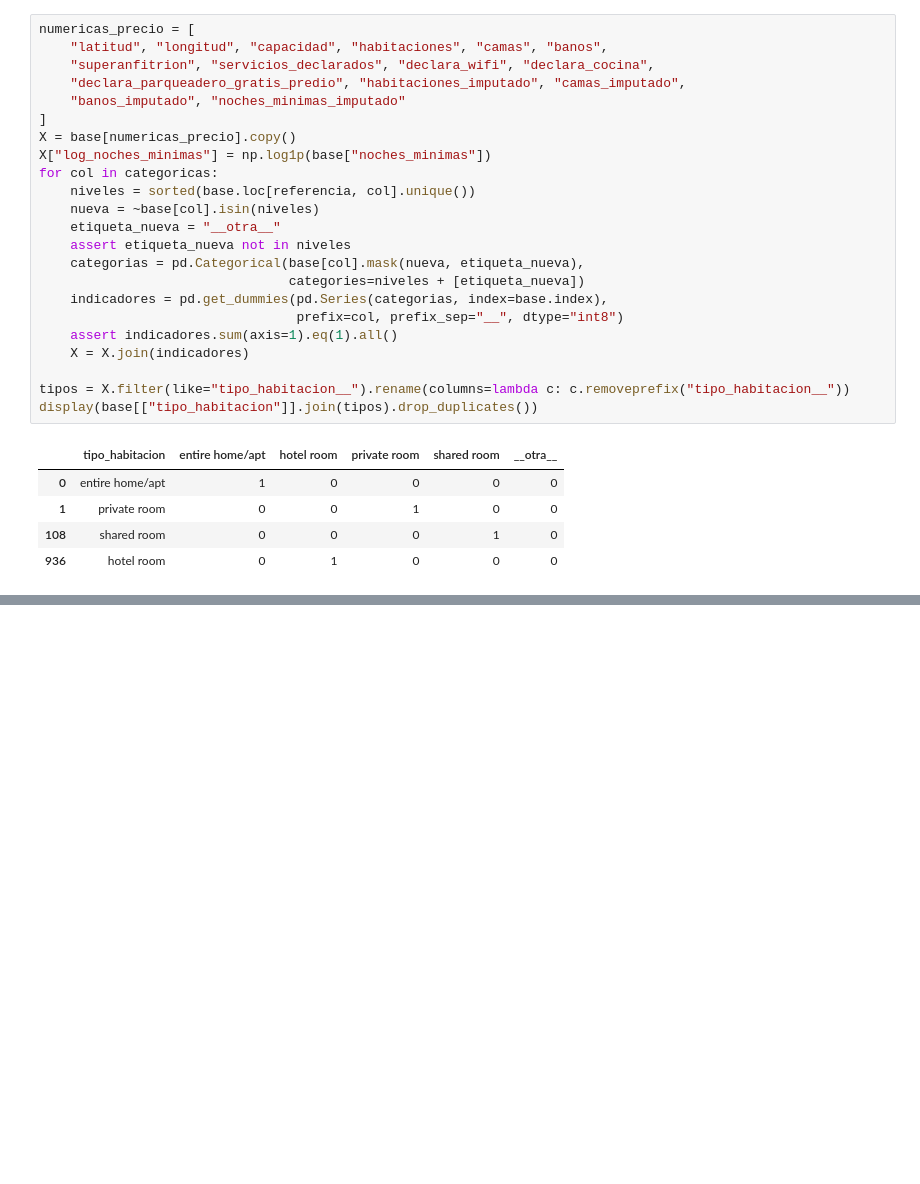
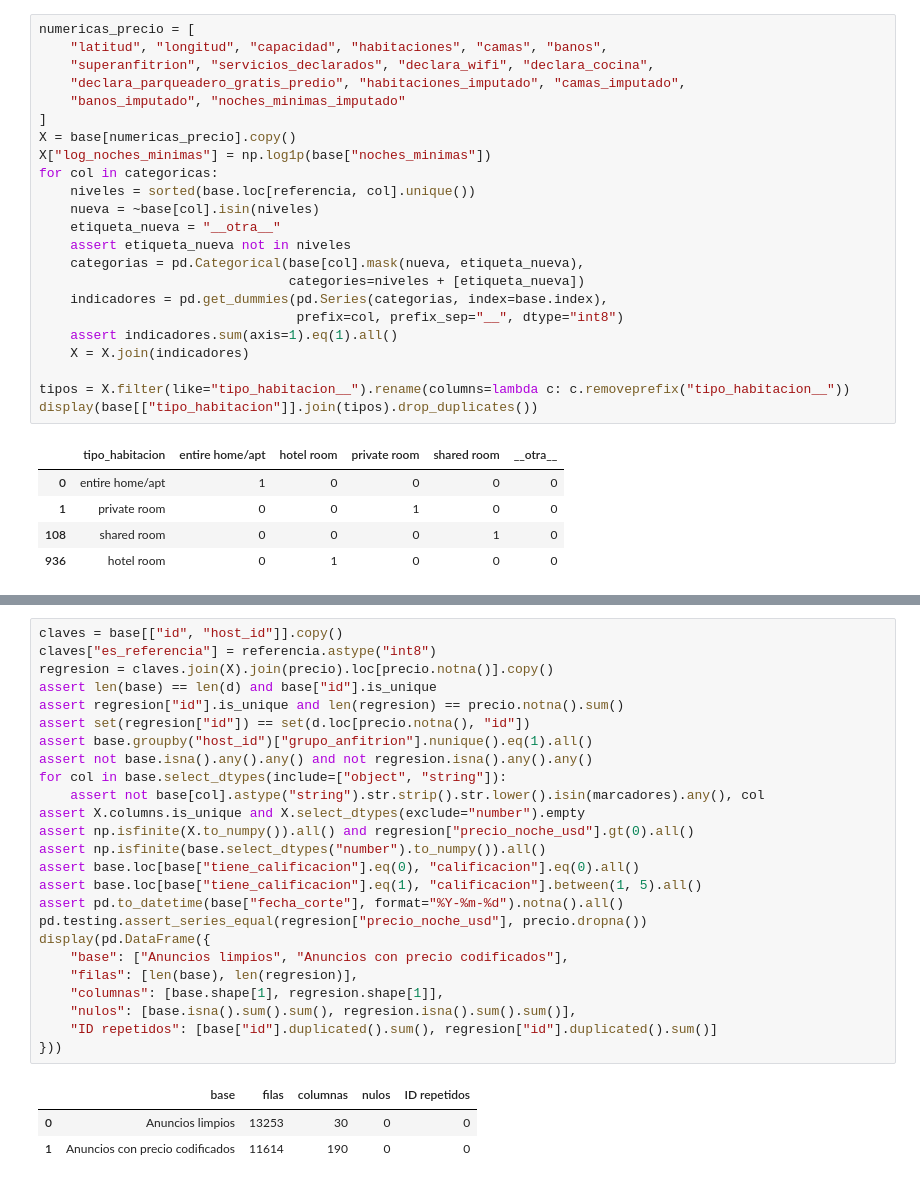
Before and after one commit to Morix9087/Proyecto-2, a Jupyter notebook: Ingenieria de Datos/Analisis exploratorio de datos iniciales.ipynb, the cells around one changed output, grey strips where cells are left out. Drawn from its saved outputs; the diff is of its cells as text; blank space fills up the shorter version.

```diff
--- a/Ingenieria de Datos/Analisis exploratorio de datos iniciales.ipynb
+++ b/Ingenieria de Datos/Analisis exploratorio de datos iniciales.ipynb
@@ -403,0 +411,29 @@ display(base[["tipo_habitacion"]].join(tipos).drop_duplicates())
+# %%
+claves = base[["id", "host_id"]].copy()
+claves["es_referencia"] = referencia.astype("int8")
+regresion = claves.join(X).join(precio).loc[precio.notna()].copy()
+assert len(base) == len(d) and base["id"].is_unique
+assert regresion["id"].is_unique and len(regresion) == precio.notna().sum()
+assert set(regresion["id"]) == set(d.loc[precio.notna(), "id"])
+assert base.groupby("host_id")["grupo_anfitrion"].nunique().eq(1).all()
+assert not base.isna().any().any() and not regresion.isna().any().any()
+for col in base.select_dtypes(include=["object", "string"]):
+    assert not base[col].astype("string").str.strip().str.lower().isin(marcadores).any(), col
+assert X.columns.is_unique and X.select_dtypes(exclude="number").empty
+assert np.isfinite(X.to_numpy()).all() and regresion["precio_noche_usd"].gt(0).all()
+assert np.isfinite(base.select_dtypes("number").to_numpy()).all()
+assert base.loc[base["tiene_calificacion"].eq(0), "calificacion"].eq(0).all()
+assert base.loc[base["tiene_calificacion"].eq(1), "calificacion"].between(1, 5).all()
+assert pd.to_datetime(base["fecha_corte"], format="%Y-%m-%d").notna().all()
+pd.testing.assert_series_equal(regresion["precio_noche_usd"], precio.dropna())
+display(pd.DataFrame({
+    "base": ["Anuncios limpios", "Anuncios con precio codificados"],
+    "filas": [len(base), len(regresion)],
+    "columnas": [base.shape[1], regresion.shape[1]],
+    "nulos": [base.isna().sum().sum(), regresion.isna().sum().sum()],
+    "ID repetidos": [base["id"].duplicated().sum(), regresion["id"].duplicated().sum()]
+}))
+# %% [output]
+|  | base | filas | columnas | nulos | ID repetidos |
+| 0 | Anuncios limpios | 13253 | 30 | 0 | 0 |
+| 1 | Anuncios con precio codificados | 11614 | 190 | 0 | 0 |
```
Also changed, not shown: parts of 2 cells of this notebook, 2 other files.
